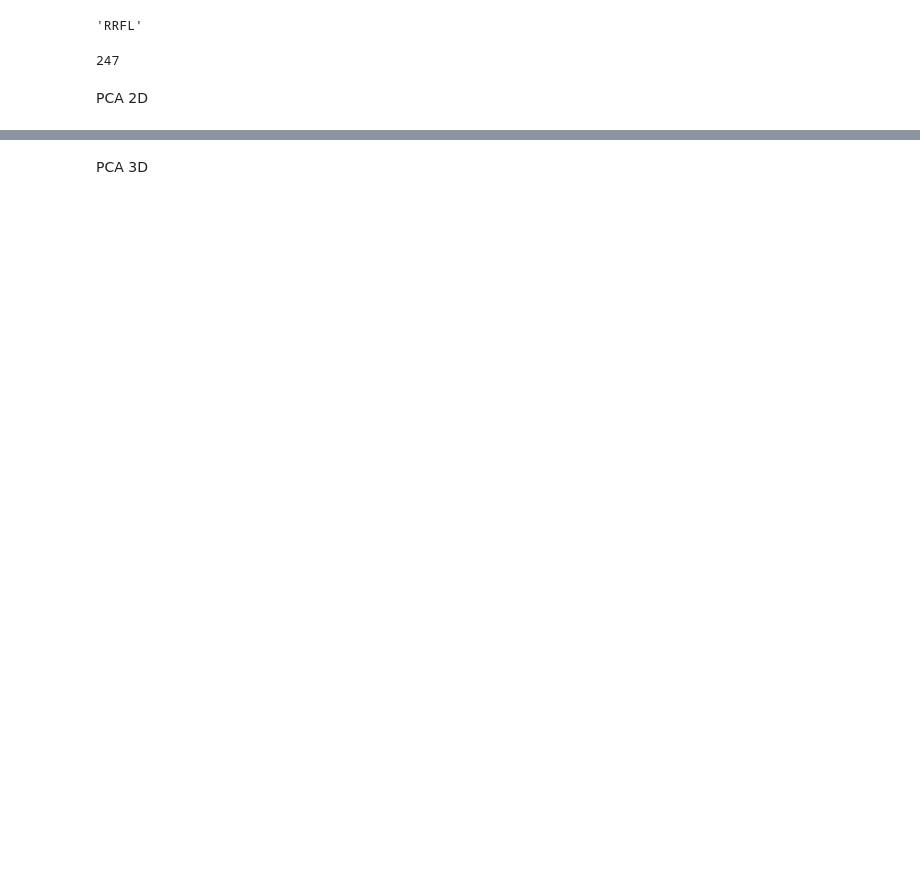
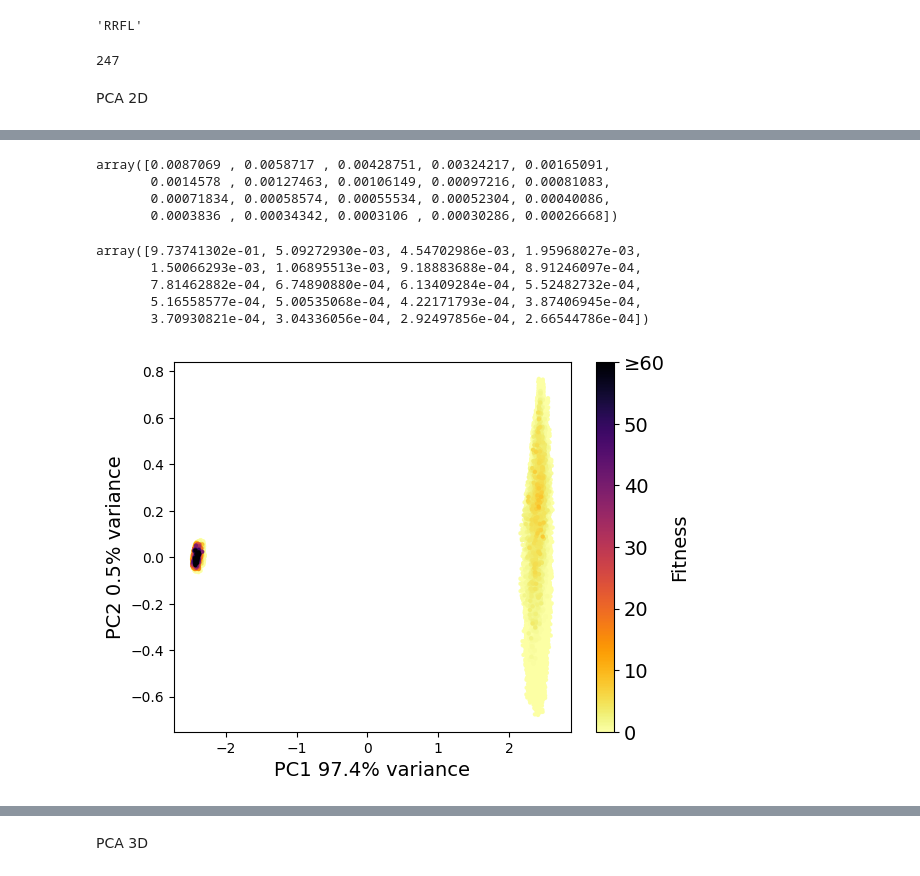
Before and after one commit to soldatmat/PELLM, a Jupyter notebook: code/dimred/dimred.ipynb, the cells around one changed output, grey strips where cells are left out. Drawn from its saved outputs; the diff is of its cells as text; code cells hidden in the pictures; blank space fills up the shorter version.

```diff
--- a/code/dimred/dimred.ipynb
+++ b/code/dimred/dimred.ipynb
@@ -25,3 +31,6 @@ data.sort(key = lambda x: x[2])
 embedding = [d[0] for d in data]
 variants = [d[1] for d in data]
 fitness = [d[2] for d in data]
+# %%
+embedding_gb1 = embedding
+fitness_gb1 = fitness
@@ -126,0 +80,15 @@ ax.scatter(
+# %%
+pca.explained_variance_
+# %% [output]
+array([0.0087069 , 0.0058717 , 0.00428751, 0.00324217, 0.00165091,
+       0.0014578 , 0.00127463, 0.00106149, 0.00097216, 0.00081083,
+       0.00071834, 0.00058574, 0.00055534, 0.00052304, 0.00040086,
+       0.0003836 , 0.00034342, 0.0003106 , 0.00030286, 0.00026668])
+# %%
+pca.explained_variance_ratio_
+# %% [output]
+array([9.73741302e-01, 5.09272930e-03, 4.54702986e-03, 1.95968027e-03,
+       1.50066293e-03, 1.06895513e-03, 9.18883688e-04, 8.91246097e-04,
+       7.81462882e-04, 6.74890880e-04, 6.13409284e-04, 5.52482732e-04,
+       5.16558577e-04, 5.00535068e-04, 4.22171793e-04, 3.87406945e-04,
+       3.70930821e-04, 3.04336056e-04, 2.92497856e-04, 2.66544786e-04])
@@ -126,0 +98,29 @@ ax.scatter(
+# %%
+import matplotlib.pyplot as plt
+
+default_fontsize = 14
+
+plt.scatter(
+    #x1,
+    #x2,
+    pc[:,0],
+    pc[:,1],
+    marker=".",
+    # s=150,
+    linewidths=0.1,
+    #c=y*PHOQ_MAX_FITNESS,
+    c=fitness,
+    cmap=plt.cm.inferno_r,
+    vmin=0.,
+    vmax=60.,
+    #vmax=133.59427,
+)
+plt.xlabel("PC1 97.4% variance", fontsize=default_fontsize)
+plt.ylabel("PC2 0.5% variance", fontsize=default_fontsize)
+cbar = plt.colorbar()
+cbar.ax.set_yticklabels(["0", "10", "20", "30", "40", "50", "≥60"])
+#cbar.ax.set_yticklabels(["≤0", "1", "2", "3", "4", "5", "6", "7", "8"])
+cbar.ax.tick_params(labelsize=default_fontsize)
+cbar.set_label(label="Fitness", fontsize=default_fontsize)
+# %% [output]
+[figure, added]
```
Also changed, not shown: parts of 22 cells of this notebook, 29 other files.
